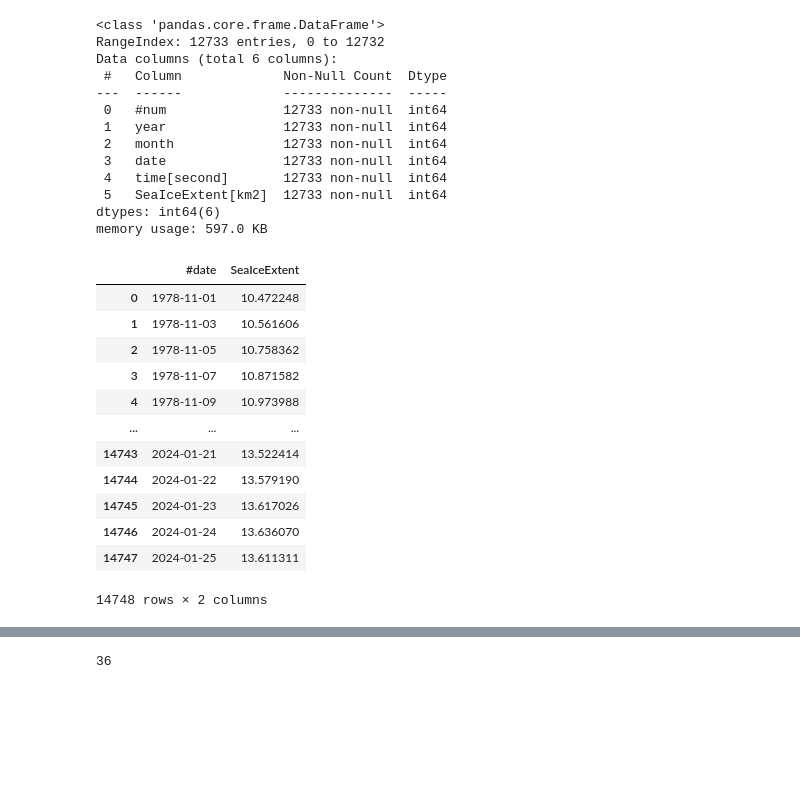
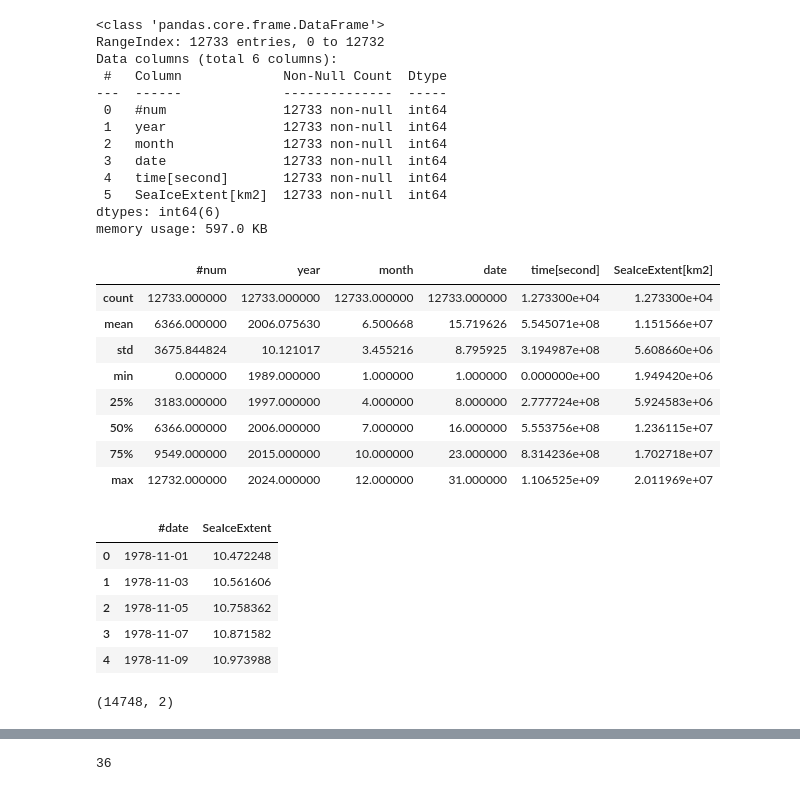
Before and after one commit to dilancroos/ice_extent, a Jupyter notebook: sea_ice.ipynb, the cells around one changed output, grey strips where cells are left out. Saved outputs shown, nothing was run; the diff lists cells and outputs as text; code cells hidden in the pictures; blank space fills up the shorter version.

```diff
--- a/sea_ice.ipynb
+++ b/sea_ice.ipynb
@@ -22,21 +35,30 @@ Data columns (total 6 columns):
  5   SeaIceExtent[km2]  12733 non-null  int64
 dtypes: int64(6)
 memory usage: 597.0 KB
+# %%
+antarctic.describe()
+# %% [output]
+|  | #num | year | month | date | time[second] | SeaIceExtent[km2] |
+| count | 12733.000000 | 12733.000000 | 12733.000000 | 12733.000000 | 1.273300e+04 | 1.273300e+04 |
+| mean | 6366.000000 | 2006.075630 | 6.500668 | 15.719626 | 5.545071e+08 | 1.151566e+07 |
+| std | 3675.844824 | 10.121017 | 3.455216 | 8.795925 | 3.194987e+08 | 5.608660e+06 |
+| min | 0.000000 | 1989.000000 | 1.000000 | 1.000000 | 0.000000e+00 | 1.949420e+06 |
+| 25% | 3183.000000 | 1997.000000 | 4.000000 | 8.000000 | 2.777724e+08 | 5.924583e+06 |
+| 50% | 6366.000000 | 2006.000000 | 7.000000 | 16.000000 | 5.553756e+08 | 1.236115e+07 |
+| 75% | 9549.000000 | 2015.000000 | 10.000000 | 23.000000 | 8.314236e+08 | 1.702718e+07 |
+| max | 12732.000000 | 2024.000000 | 12.000000 | 31.000000 | 1.106525e+09 | 2.011969e+07 |
 # %%
-arctic = pd.read_csv('arctic_vishop_extent.csv', header=3)
+arctic = pd.read_csv('Datasets/arctic_vishop_extent.csv', header=3)
 # %%
-arctic
+arctic.head()
 # %% [output]
 |  | #date | SeaIceExtent |
 | 0 | 1978-11-01 | 10.472248 |
 | 1 | 1978-11-03 | 10.561606 |
 | 2 | 1978-11-05 | 10.758362 |
 | 3 | 1978-11-07 | 10.871582 |
 | 4 | 1978-11-09 | 10.973988 |
-| ... | ... | ... |
-| 14743 | 2024-01-21 | 13.522414 |
-| 14744 | 2024-01-22 | 13.579190 |
-| 14745 | 2024-01-23 | 13.617026 |
-| 14746 | 2024-01-24 | 13.636070 |
-| 14747 | 2024-01-25 | 13.611311 |
-14748 rows × 2 columns
+# %%
+arctic.shape
+# %% [output]
+(14748, 2)
```
Also changed, not shown: parts of 8 cells of this notebook.
